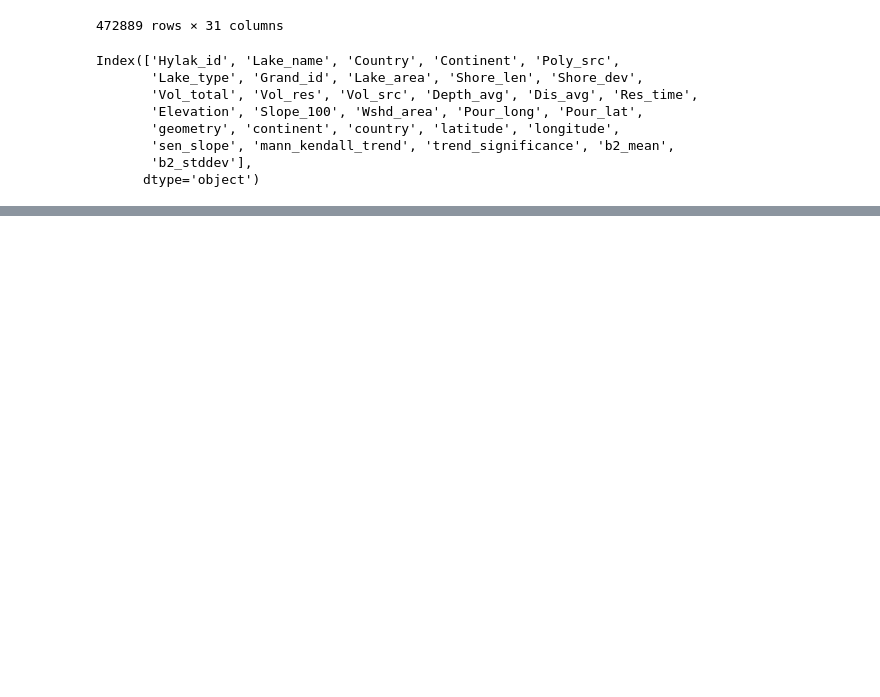
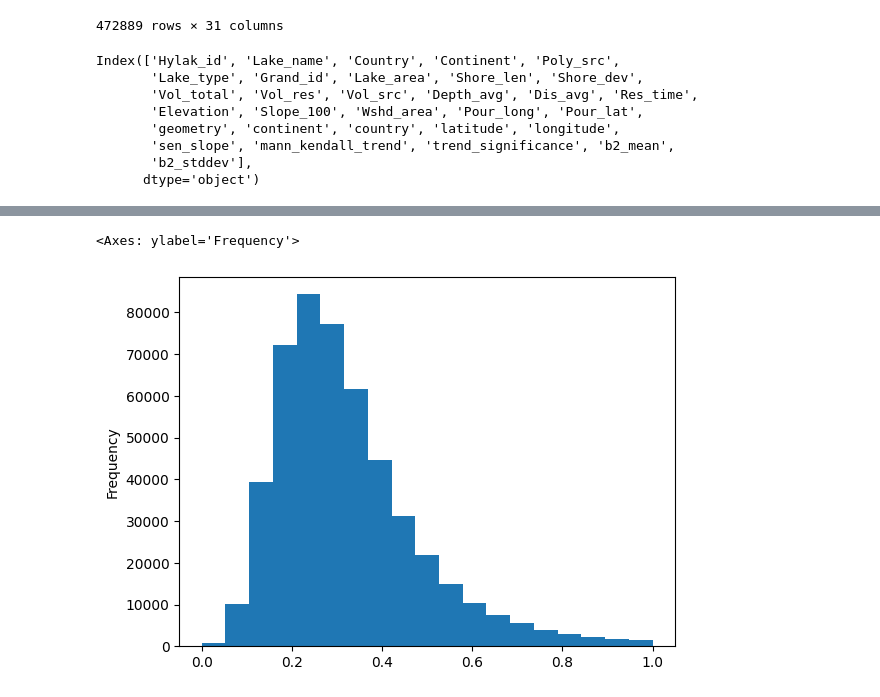
Before and after one commit to ekcomputer/land-cover, a Jupyter notebook: notebooks/joins/join_greennessx2.ipynb, the cells around one changed output, grey strips where cells are left out. Cells and saved outputs as stored; diff of their text form; code cells hidden in the pictures; blank space fills up the shorter version.

Commit message:
join globathy and derived params

```diff
--- a/notebooks/joins/join_greennessx2.ipynb
+++ b/notebooks/joins/join_greennessx2.ipynb
@@ -157,0 +166,3 @@ gdf_sjoin.drop(columns=["index_right"]).to_file(greennessx2_pth)
+# %%
+# Load, if already computed
+gdf_sjoin = gpd.read_file(greennessx2_pth)
@@ -157,0 +189,5 @@ gdf_sjoin.drop(columns=["index_right"]).to_file(greennessx2_pth)
+# %%
+# Globathy
+df_globathy = loadGlobathy()
+# %%
+gdf_sjoin = gdf_sjoin.merge(df_globathy, on="Hylak_id", how="left")
@@ -157,0 +214,17 @@ gdf_sjoin.drop(columns=["index_right"]).to_file(greennessx2_pth)
+# %%
+# Add derived parameters
+# dynamic ratio, Casa-Ruiz 2021, Håkanson 1982. Low= bowl, high=dish
+# gdf_sjoin["dyn_ratio"] = (
+#     np.sqrt(gdf_sjoin.Area_PW) / gdf_sjoin.Depth_avg
+# )
+# depth ratio, Seekell et al 2021; Caell & Seekell 2023, 1/3 = conic
+# low= bowl (large Littoral), close to 1=dish (small Littoral, unless shallow)
+gdf_sjoin["depth_ratio"] = gdf_sjoin.Depth_avg / gdf_sjoin.Dmax_use_m
+# DR is supposedly uniformly distributed... not based on my inputs
+# Just need compensation depth to calculate LZ area
+# %%
+# gdf_sjoin["dyn_ratio"].plot.hist(bins=[0.001, 0.01, 0.1, 1, 10])
+gdf_sjoin["depth_ratio"].plot.hist(bins=np.linspace(0,1, 20))
+# %% [output]
+<Axes: ylabel='Frequency'>
+[figure, added]
```
Also changed, not shown: parts of 9 cells of this notebook, 3 other files.
